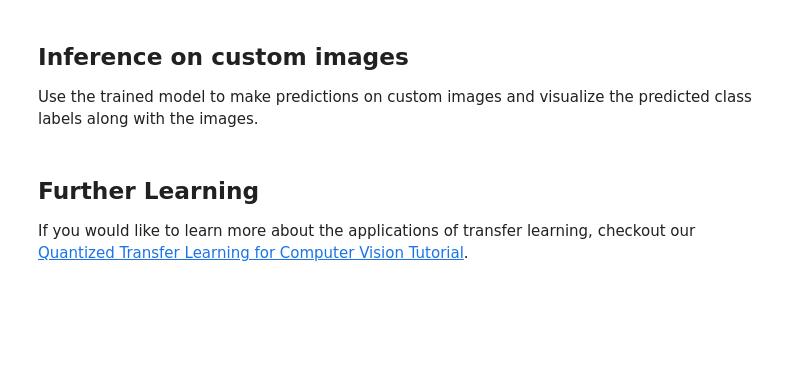
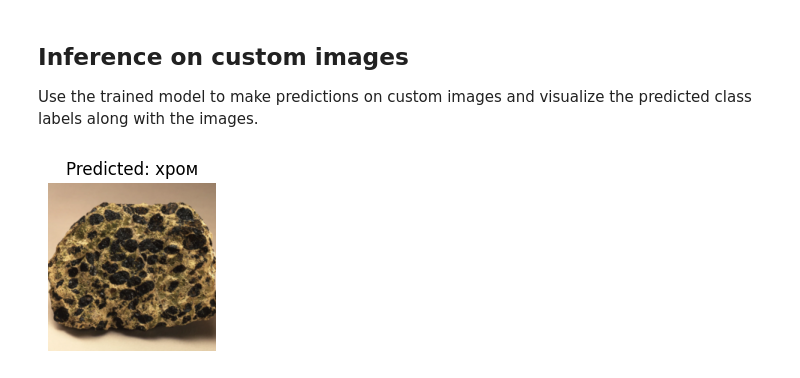
Before and after one commit to Mvideoo/Vzlet_robot, a Jupyter notebook: Копия_блокнота_"transfer_learning_tutorial_ipynb".ipynb, the cells around one changed output. Saved outputs shown, nothing was run; the diff lists cells and outputs as text; code cells hidden in the pictures; blank space fills up the shorter version.

```diff
--- a/Копия_блокнота_"transfer_learning_tutorial_ipynb".ipynb
+++ b/Копия_блокнота_"transfer_learning_tutorial_ipynb".ipynb
@@ -436,19 +387,16 @@ def visualize_model_predictions(model,img_path):
 # %%
 visualize_model_predictions(
     model_conv,
-    img_path=''
+    img_path='/content/хром.webp'
 )
 
 plt.ioff()
 plt.show()
+# %% [output]
+[figure, added]
 # %%
 from torch import tensor
 target = tensor([0, 1, 2, 3])
 preds = tensor([0, 2, 1, 3])
 accuracy = Accuracy(task="multiclass", num_classes=4)
 accuracy(preds, target)
-# %% [markdown]
-## Further Learning
-
-If you would like to learn more about the applications of transfer learning,
-checkout our [Quantized Transfer Learning for Computer Vision Tutorial](https://pytorch.org/tutorials/intermediate/quantized_transfer_learning_tutorial.html).
```
Also changed, not shown: parts of 14 cells of this notebook.
